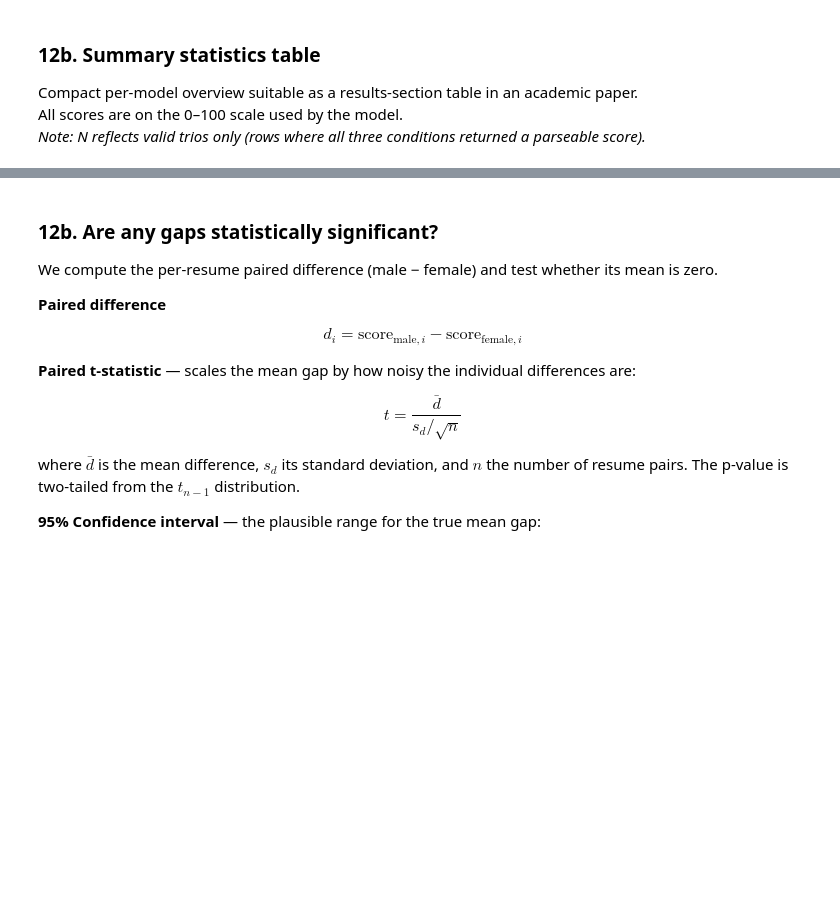
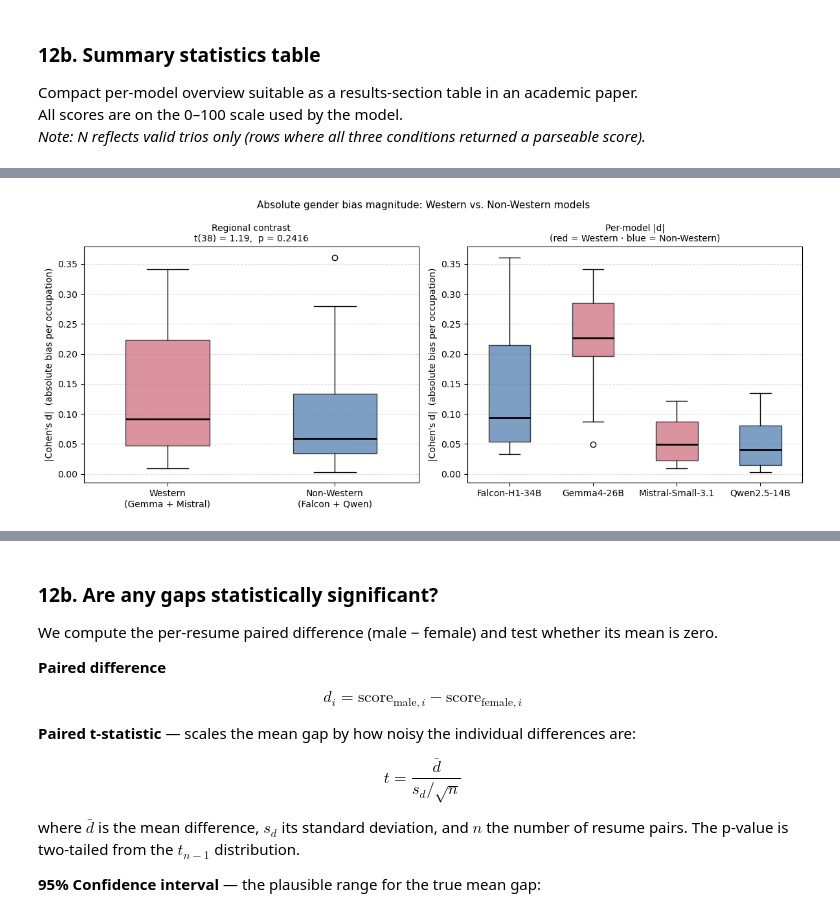
Before and after one commit to GustavWex/Evaluation-of-Artificial-Intelligence, a Jupyter notebook: FairCV_analysis.ipynb, the cells around one changed output, grey strips where cells are left out. Cells and saved outputs as stored; diff of their text form; code cells hidden in the pictures; blank space fills up the shorter version.

```diff
--- a/FairCV_analysis.ipynb
+++ b/FairCV_analysis.ipynb
@@ -636,0 +619,70 @@ plt.tight_layout(); plt.show()
+# %%
+_WESTERN     = {"Gemma4-26B", "Mistral-Small-3.1"}
+_NON_WESTERN = {"Falcon-H1-34B", "Qwen2.5-14B-Instruct"}
+_sh = {
+    "Falcon-H1-34B":        "Falcon-H1-34B",
+    "Gemma4-26B":           "Gemma4-26B",
+    "Mistral-Small-3.1":    "Mistral-Small-3.1",
+    "Qwen2.5-14B-Instruct": "Qwen2.5-14B",
+}
+
+# _abs_d is already computed in §12c — reuse it
+_west_abs    = np.concatenate([v for k, v in _abs_d.items() if k in _WESTERN])
+_nonwest_abs = np.concatenate([v for k, v in _abs_d.items() if k in _NON_WESTERN])
+
+_t, _p_two = _st.ttest_ind(_west_abs, _nonwest_abs)
+_d_reg     = (_west_abs.mean() - _nonwest_abs.mean()) / np.sqrt(
+    (_west_abs.std(ddof=1)**2 + _nonwest_abs.std(ddof=1)**2) / 2
+)
+
+print("=== Regional contrast: Western vs. Non-Western  (|d|) ===")
+print(f"  Western     (n={len(_west_abs)}): M = {_west_abs.mean():.3f},  SD = {_west_abs.std(ddof=1):.3f}")
+print(f"  Non-Western (n={len(_nonwest_abs)}): M = {_nonwest_abs.mean():.3f},  SD = {_nonwest_abs.std(ddof=1):.3f}")
+print()
+print(f"  t({len(_west_abs)+len(_nonwest_abs)-2}) = {_t:.3f},  p = {_p_two:.4f}")
+print(f"  Between-group Cohen's d = {_d_reg:+.3f}")
+print()
+print(f"  {'Model':<28} {'Region':<14} {'Mean |d|':>9} {'SD':>7}")
+print('  ' + '-' * 62)
+for lbl, ds in _abs_d.items():
+    region = "Western" if lbl in _WESTERN else "Non-Western"
+    print(f"  {lbl:<28} {region:<14} {ds.mean():>9.3f} {ds.std(ddof=1):>7.3f}")
+
+# Plot
+fig, axes = plt.subplots(1, 2, figsize=(12, 5))
+
+ax = axes[0]
+bp = ax.boxplot(
+    [_west_abs, _nonwest_abs],
+    labels=["Western\n(Gemma + Mistral)", "Non-Western\n(Falcon + Qwen)"],
+    patch_artist=True, medianprops=dict(color="k", lw=2), widths=0.5
+)
+for patch, color in zip(bp["boxes"], ["#cc6677", "#4477aa"]):
+    patch.set_facecolor(color); patch.set_alpha(0.7)
+ax.set_ylabel("|Cohen's d|  (absolute bias per occupation)", fontsize=10)
+ax.set_title(
+    f"Regional contrast\nt({len(_west_abs)+len(_nonwest_abs)-2}) = {_t:.2f},  p = {_p_two:.4f}",
+    fontsize=10
+)
+ax.yaxis.grid(True, ls="--", alpha=0.4)
+
+ax2 = axes[1]
+_mlbls2 = list(_abs_d.keys())
+_colors  = ["#cc6677" if l in _WESTERN else "#4477aa" for l in _mlbls2]
+bp2 = ax2.boxplot(
+    [_abs_d[l] for l in _mlbls2],
+    labels=[_sh.get(l, l) for l in _mlbls2],
+    patch_artist=True, medianprops=dict(color="k", lw=2), widths=0.5
+)
+for patch, color in zip(bp2["boxes"], _colors):
+    patch.set_facecolor(color); patch.set_alpha(0.7)
+ax2.set_ylabel("|Cohen's d|  (absolute bias per occupation)", fontsize=10)
+ax2.set_title("Per-model |d|\n(red = Western · blue = Non-Western)", fontsize=10)
+ax2.yaxis.grid(True, ls="--", alpha=0.4)
+
+plt.suptitle(
+    "Absolute gender bias magnitude: Western vs. Non-Western models",
+    fontsize=11
+)
+plt.tight_layout(); plt.show()
+# %% [output]
@@ -636,0 +702 @@ plt.tight_layout(); plt.show()
+[figure, added]
```
Also changed, not shown: parts of 13 cells of this notebook.
